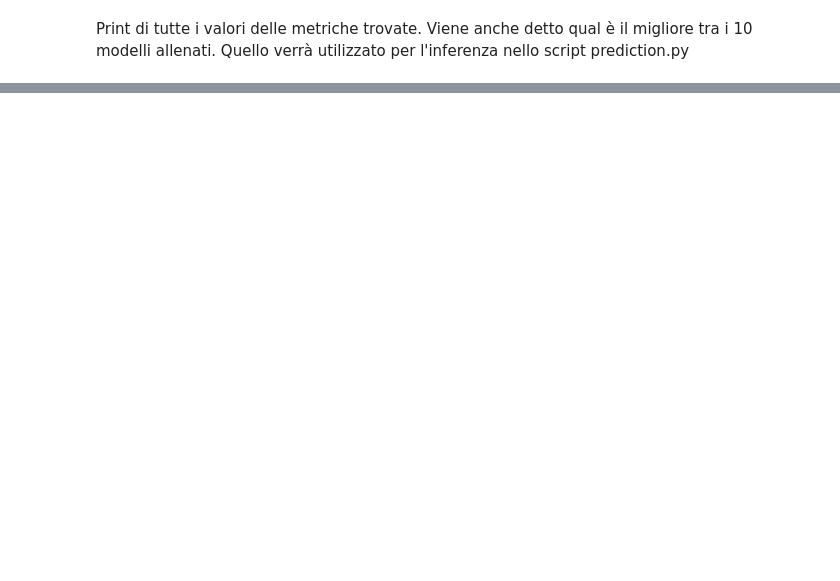
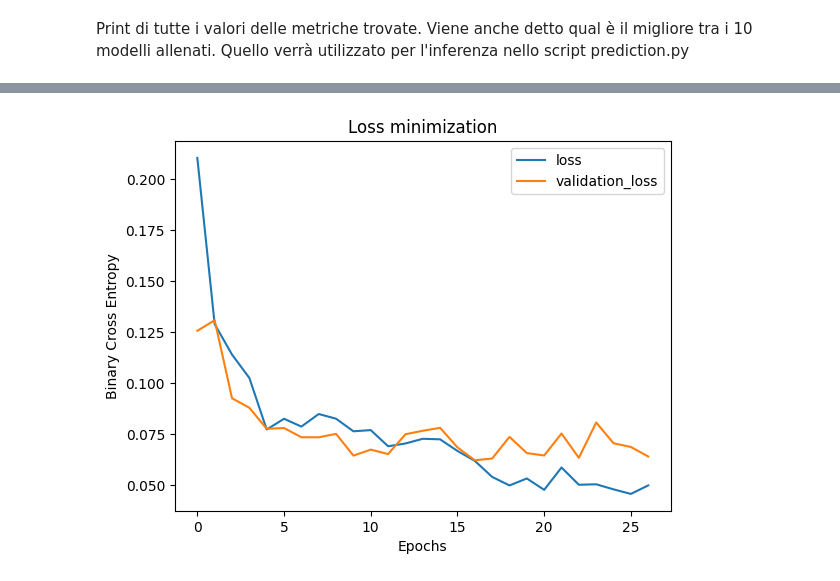
Before and after one commit to AtomicDonuts/Progetto_Computings, a Jupyter notebook: dnn/triplei_dnn_trainer.ipynb, the cells around one changed output, grey strips where cells are left out. Saved outputs shown, nothing was run; the diff lists cells and outputs as text; code cells hidden in the pictures; blank space fills up the shorter version.

```diff
--- a/dnn/triplei_dnn_trainer.ipynb
+++ b/dnn/triplei_dnn_trainer.ipynb
@@ -207,6 +209,8 @@ for ktrain, ktest in skf.split(np.zeros(len(lab)), lab):
         validation_data=[[k_vfb, k_vhb, k_via], k_vlab],
         callbacks=[early_stopping, reduce_lr]
     )
+
+    history_array.append(history)
 
     print(f"Fold No.{fold_no}")
     print("------------------------------------------------------------------------")
@@ -326,0 +369,11 @@ print("------------------------------------------------------------------------"
+# %%
+plt.plot(history_array[0].history["loss"],label = "loss")
+plt.plot(history_array[0].history["val_loss"],label = "validation_loss")
+plt.xlabel("Epochs")
+plt.ylabel("Binary Cross Entropy")
+plt.title("Loss minimization")
+plt.legend()
+plt.savefig("Loss.png")
+plt.show()
+# %% [output]
+[figure, added]
```
Also changed, not shown: parts of 14 cells of this notebook, 2 other files.
